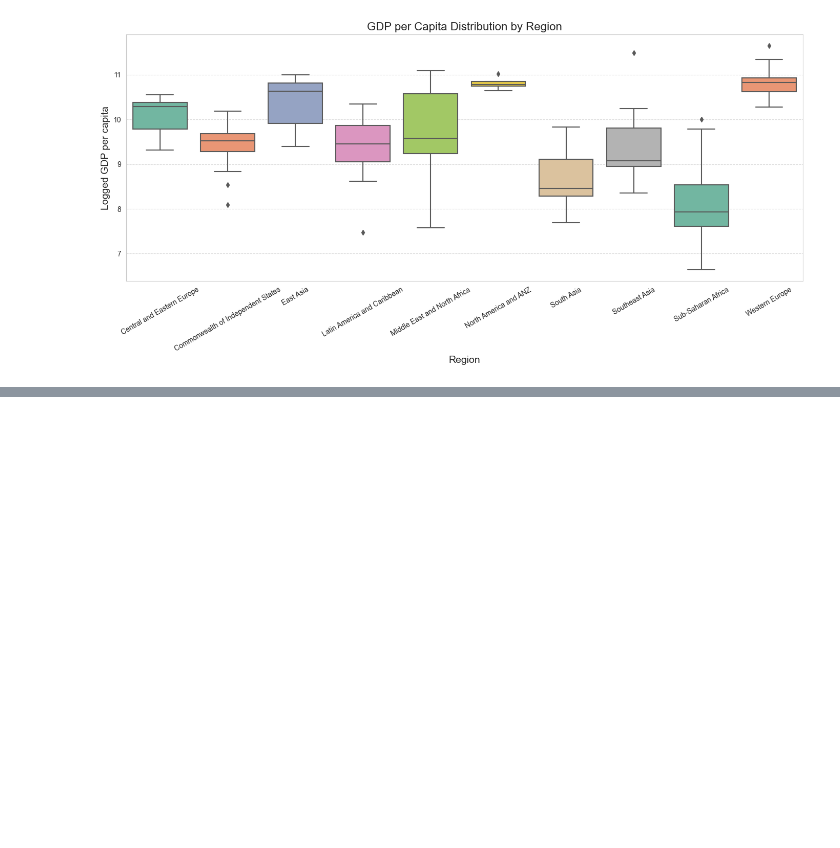
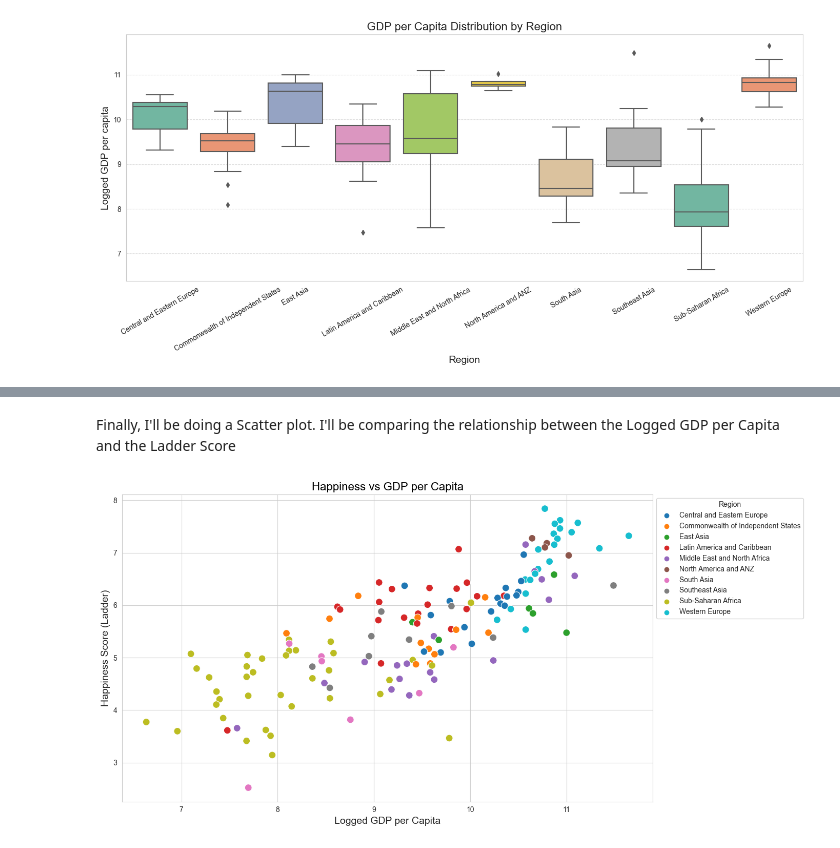
Before and after one commit to ArmandFS/CODECRAFT_DS_01, a Jupyter notebook: distribution_visualization.ipynb, the cells around one changed output, grey strips where cells are left out. Drawn from its saved outputs; the diff is of its cells as text; code cells hidden in the pictures; blank space fills up the shorter version.

```diff
--- a/distribution_visualization.ipynb
+++ b/distribution_visualization.ipynb
@@ -145,0 +160,15 @@ plt.show()
+# %% [markdown]
+Finally, I'll be doing a Scatter plot. I'll be comparing the relationship between  the Logged GDP per Capita and the Ladder Score
+# %%
+#create a scatter plot
+plt.figure(figsize=(14, 7))
+sns.scatterplot(data=df, x='Logged GDP per capita', y='Ladder score', hue='Regional indicator', palette='tab10', s=100, alpha=1)
+plt.title('Happiness vs GDP per Capita', fontsize=16, color='black')
+plt.xlabel('Logged GDP per Capita', fontsize=14)
+plt.ylabel('Happiness Score (Ladder)', fontsize=14)
+plt.legend(title='Region', bbox_to_anchor=(1, 1), loc='upper left')
+plt.grid(alpha=0.9)
+plt.tight_layout()
+plt.show()
+# %% [output]
+[figure, added]
```
Also changed, not shown: parts of 2 cells of this notebook.
